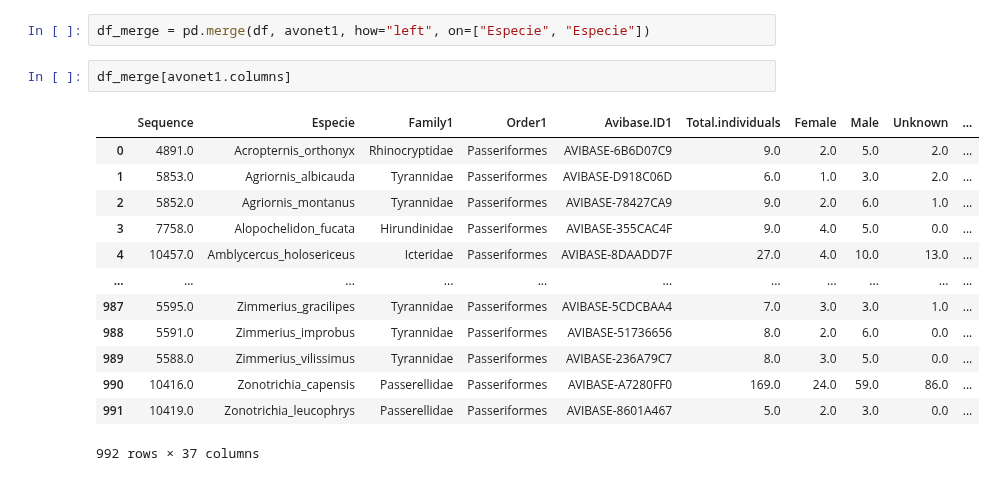
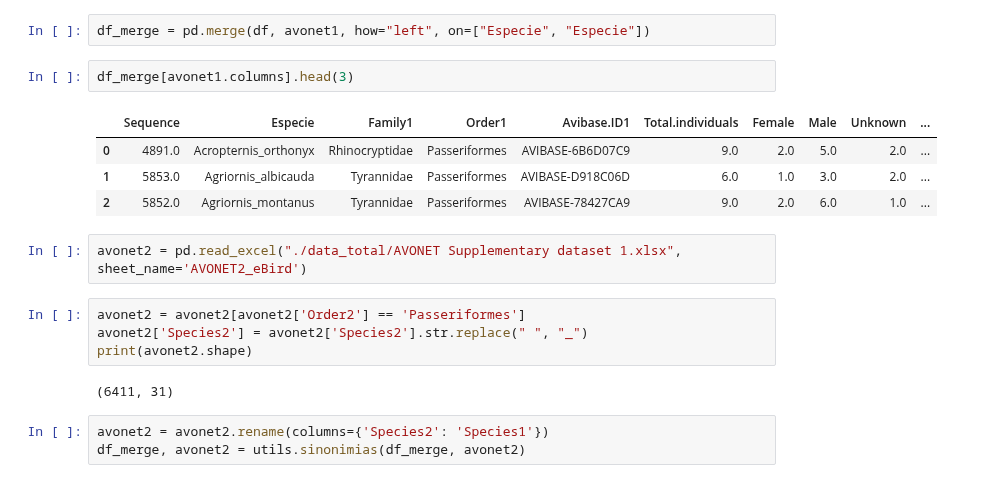
Before and after one commit to camiloacp/The-Evolutionary-Structure-of-Acoustic-Learnability-A-Deep-Learning-Approach-to-Neotropical-Birdsong, a Jupyter notebook: evolution/01_data-avonet.ipynb, the cells around one changed output. Drawn from its saved outputs; the diff is of its cells as text.

Commit message:
feat: data avonet

```diff
--- a/evolution/01_data-avonet.ipynb
+++ b/evolution/01_data-avonet.ipynb
@@ -50,18 +50,20 @@ avonet1 = avonet1.rename(columns={'Species1': 'Especie'})
 # %%
 df_merge = pd.merge(df, avonet1, how="left", on=["Especie", "Especie"])
 # %%
-df_merge[avonet1.columns]
+df_merge[avonet1.columns].head(3)
 # %% [output]
 |  | Sequence | Especie | Family1 | Order1 | Avibase.ID1 | Total.individuals | Female | Male | Unknown | ... |
 | 0 | 4891.0 | Acropternis_orthonyx | Rhinocryptidae | Passeriformes | AVIBASE-6B6D07C9 | 9.0 | 2.0 | 5.0 | 2.0 | ... |
 | 1 | 5853.0 | Agriornis_albicauda | Tyrannidae | Passeriformes | AVIBASE-D918C06D | 6.0 | 1.0 | 3.0 | 2.0 | ... |
 | 2 | 5852.0 | Agriornis_montanus | Tyrannidae | Passeriformes | AVIBASE-78427CA9 | 9.0 | 2.0 | 6.0 | 1.0 | ... |
-| 3 | 7758.0 | Alopochelidon_fucata | Hirundinidae | Passeriformes | AVIBASE-355CAC4F | 9.0 | 4.0 | 5.0 | 0.0 | ... |
-| 4 | 10457.0 | Amblycercus_holosericeus | Icteridae | Passeriformes | AVIBASE-8DAADD7F | 27.0 | 4.0 | 10.0 | 13.0 | ... |
-| ... | ... | ... | ... | ... | ... | ... | ... | ... | ... | ... |
-| 987 | 5595.0 | Zimmerius_gracilipes | Tyrannidae | Passeriformes | AVIBASE-5CDCBAA4 | 7.0 | 3.0 | 3.0 | 1.0 | ... |
-| 988 | 5591.0 | Zimmerius_improbus | Tyrannidae | Passeriformes | AVIBASE-51736656 | 8.0 | 2.0 | 6.0 | 0.0 | ... |
-| 989 | 5588.0 | Zimmerius_vilissimus | Tyrannidae | Passeriformes | AVIBASE-236A79C7 | 8.0 | 3.0 | 5.0 | 0.0 | ... |
-| 990 | 10416.0 | Zonotrichia_capensis | Passerellidae | Passeriformes | AVIBASE-A7280FF0 | 169.0 | 24.0 | 59.0 | 86.0 | ... |
-| 991 | 10419.0 | Zonotrichia_leucophrys | Passerellidae | Passeriformes | AVIBASE-8601A467 | 5.0 | 2.0 | 3.0 | 0.0 | ... |
-992 rows × 37 columns
+# %%
+avonet2 = pd.read_excel("./data_total/AVONET Supplementary dataset 1.xlsx", sheet_name='AVONET2_eBird')
+# %%
+avonet2 = avonet2[avonet2['Order2'] == 'Passeriformes']
+avonet2['Species2'] = avonet2['Species2'].str.replace(" ", "_")
+print(avonet2.shape)
+# %% [output]
+(6411, 31)
+# %%
+avonet2 = avonet2.rename(columns={'Species2': 'Species1'})
+df_merge, avonet2 = utils.sinonimias(df_merge, avonet2)
```
Also changed, not shown: parts of 6 cells of this notebook.
